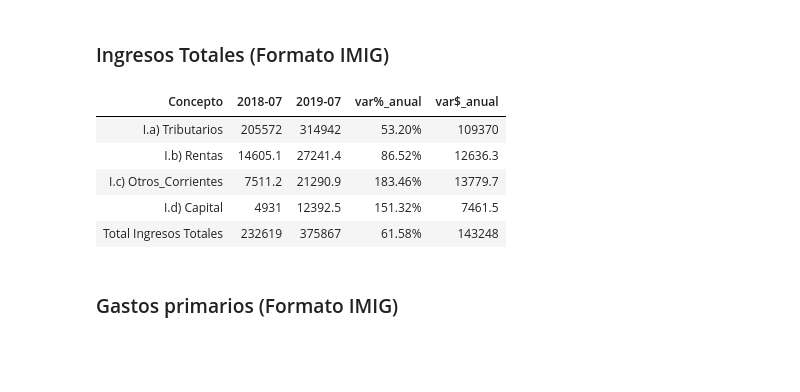
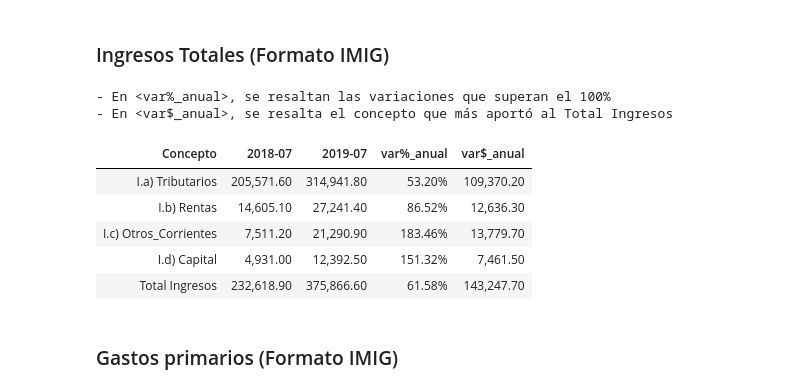
Before and after one commit to datosgobar/analisis-datos-python, a Jupyter notebook: Ejercicios/resultado-primario.ipynb, the cells around one changed output. Cells and saved outputs as stored; diff of their text form; code cells hidden in the pictures; blank space fills up the shorter version.

```diff
--- a/Ejercicios/resultado-primario.ipynb
+++ b/Ejercicios/resultado-primario.ipynb
@@ -5,21 +5,22 @@ import numpy as np
 %matplotlib inline
 
 
-def highlight_max(s):
+def totales(s):
     '''
     highlight the maximum in a Series yellow.
     '''
-    is_max = s
-    return ['background-color: pink' if v else '' for v in is_max]
+    is_max = s ==s.loc[len(s)-1]
+    return [('background-color: pink')if v else '' for v in is_max]
 
 
-def color_totales(val):
+
+def dupl_var (val):
     """
     Takes a scalar and returns a string with
     the css property `'color: red'` for negative
     strings, black otherwise.
     """
-    color = 'blue' if val > 100 else 'black'
+    color = 'green' if val > 1 else 'black'
     return 'color: %s' % color
 # %% [markdown]
 # Resultado Fiscal - último mes reportado 2019
@@ -60,14 +61,14 @@ ingresos_totales = pd.DataFrame({
     "I.b) Rentas": it_rentas.T.sum(),
     "I.c) Otros_Corrientes": it_otros.T.sum(),
     "I.d) Capital": it_capital.T.sum(),
-    "Total Ingresos Totales":total
+    "Total Ingresos":total
 })
 
-
-ingresos_totales.index=ingresos_totales.index.to_period()
+imig_it= ingresos_totales
+imig_it.index=imig_it.index.to_period()
 
 ## PARA CONSIDERAR SIEMPRE EL ÚLTIMO PERIODO DE LA SERIE Y EL DEL AÑO ANTERIOR GENERO LAS VARIABLES periodo_actual y periodo_anio_anterior
-periodo_actual = ingresos_totales.index.max()
+periodo_actual = imig_it.index.max()
 periodo_anio_anterior = periodo_actual - 12
 
 imig_it=ingresos_totales[(ingresos_totales.index==periodo_anio_anterior)|(ingresos_totales.index==periodo_actual)].pivot_table(columns="indice_tiempo")
@@ -80,50 +81,72 @@ imig_it.columns = imig_it.columns.astype(str)
 imig_it["var$_anual"]= imig_it[str(object= periodo_actual)] - imig_it[str(object=periodo_anio_anterior)]
 
 
+
 imig_it_c= imig_it.reset_index()
 imig_it_c= imig_it_c.rename(columns={"index": "Concepto"})
 imig_it_c= imig_it_c.rename_axis(None, axis="columns")
 
-#Oculto el índice de la tabla
-#imig_it= imig_it.style.hide_index()
+#para ocultar el índice de la tabla, uso más adelante la función".style.hide_index()".
 
-#imig_it.style.hide_index()
+prop= imig_it_c["var$_anual"].T/float(imig_it_c[imig_it_c["Concepto"]== "Total Ingresos"]["var$_anual"])
+p=prop[prop != 1].reset_index()
+del p["index"]
 
-#imig_it_c.style.apply(highlight_max, subset="Concepto").applymap(color_totales, subset=["","var%_anual","var$_anual"]).hide_index()
+
+def may_prop (val):
+    """
+    Takes a scalar and returns a string with
+    the css property `'color: red'` for negative
+    strings, black otherwise.
+    """
+    color = 'green' if val== float(imig_it_c.loc[p.idxmax(), "var$_anual"]) else 'black'
+    return 'color: %s' % color
 
 
 # Set CSS properties for th elements in dataframe
 th_props = [
-  ('font-size', '15px'),
+  ('font-size', '14px'),
   ('text-align', 'center'),
   ('font-weight', 'bold'),
-  ('color', '#6d6d6d'),
-  ('background-color', 'white')
+  ('color', 'white'),
+  ('background-color', 'grey')
   ]
 
 # Set CSS properties for td elements in dataframe
 td_props = [
-  ('font-size', '13px')
+  ('font-size', '13px'),
+  ('font-weight', 'bold')
   ]
 
 # Set table styles
 styles = [
   dict(selector="th", props=th_props),
   dict(selector="td", props=td_props)
 ]
 
-imig_it_c.style.format({'var%_anual': "{:.2%}"})
-(imig_it_c.style
+print(chr(27)+"[1;3;30m"+"- En <var%_anual>, se resaltan las variaciones que superan el 100%")
+print(chr(27)+"[1;3;30m"+"- En <var$_anual>, se resalta el concepto que más aportó al Total Ingresos")
+
+it=(imig_it_c.style
 .format({'var%_anual': "{:.2%}"})
-.apply(highlight_max, subset="Concepto").applymap(color_totales, subset=["","var%_anual","var$_anual"]).hide_index()
+.format({imig_it[(imig_it_c.columns!="Concepto")].columns[0]: "{:,.2f}"})
+.format({imig_it[(imig_it_c.columns!="Concepto")].columns[1]: "{:,.2f}"})
+.format({imig_it[(imig_it_c.columns!="Concepto")].columns[3]: "{:,.2f}"})
+.apply(totales)
+.applymap(may_prop, subset=["var$_anual"]).hide_index()
+.applymap(dupl_var, subset=["var%_anual"]).hide_index()
 .set_table_styles(styles))
+
+it
 # %% [output]
+- En <var%_anual>, se resaltan las variaciones que superan el 100%
+- En <var$_anual>, se resalta el concepto que más aportó al Total Ingresos
 | Concepto | 2018-07 | 2019-07 | var%_anual | var$_anual |
-| I.a) Tributarios | 205572 | 314942 | 53.20% | 109370 |
-| I.b) Rentas | 14605.1 | 27241.4 | 86.52% | 12636.3 |
-| I.c) Otros_Corrientes | 7511.2 | 21290.9 | 183.46% | 13779.7 |
-| I.d) Capital | 4931 | 12392.5 | 151.32% | 7461.5 |
-| Total Ingresos Totales | 232619 | 375867 | 61.58% | 143248 |
+| I.a) Tributarios | 205,571.60 | 314,941.80 | 53.20% | 109,370.20 |
+| I.b) Rentas | 14,605.10 | 27,241.40 | 86.52% | 12,636.30 |
+| I.c) Otros_Corrientes | 7,511.20 | 21,290.90 | 183.46% | 13,779.70 |
+| I.d) Capital | 4,931.00 | 12,392.50 | 151.32% | 7,461.50 |
+| Total Ingresos | 232,618.90 | 375,866.60 | 61.58% | 143,247.70 |
 # %% [markdown]
 ### Gastos primarios (Formato IMIG)
 # %%
```
Also changed, not shown: parts of 10 cells of this notebook.
